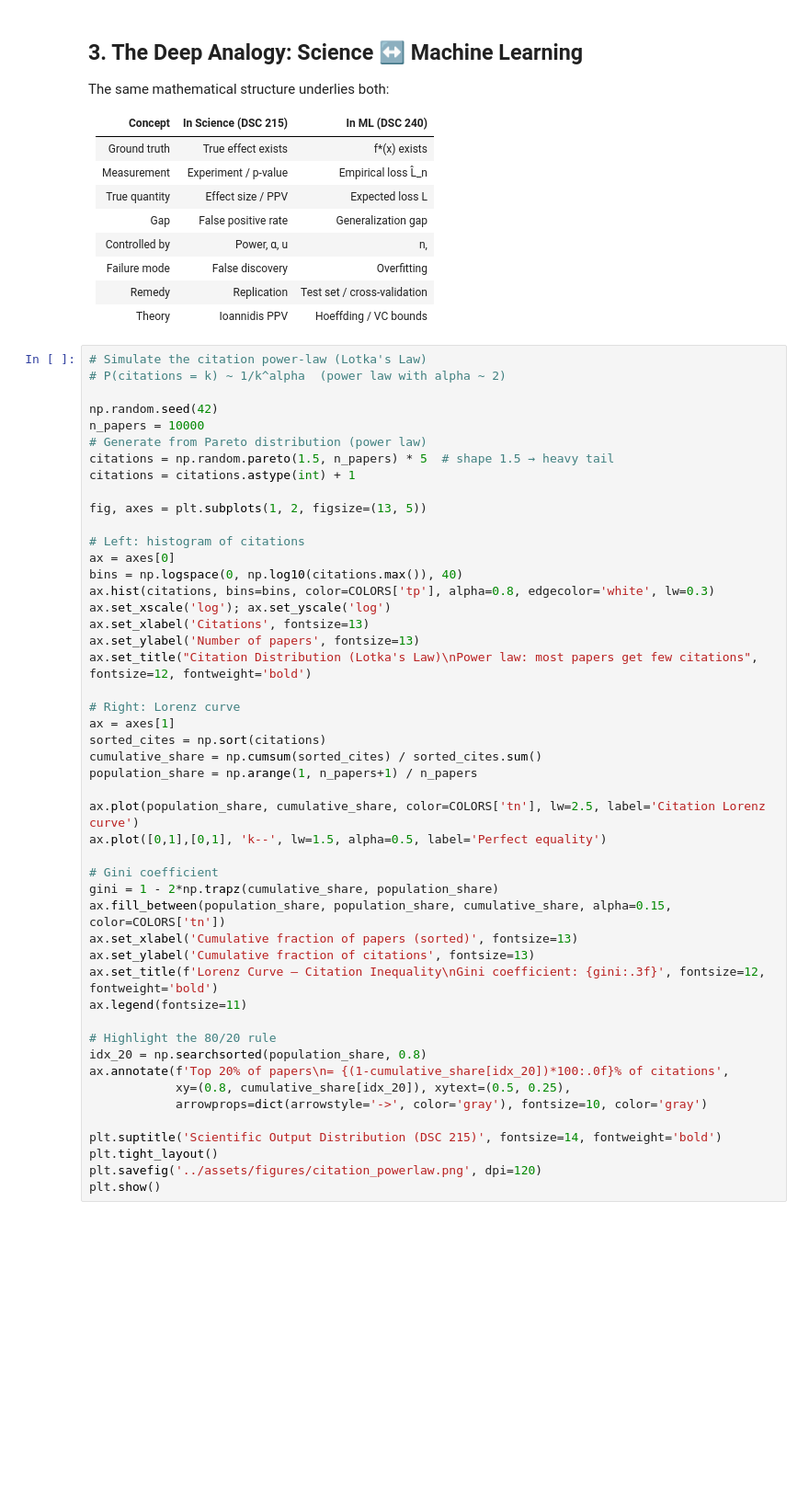
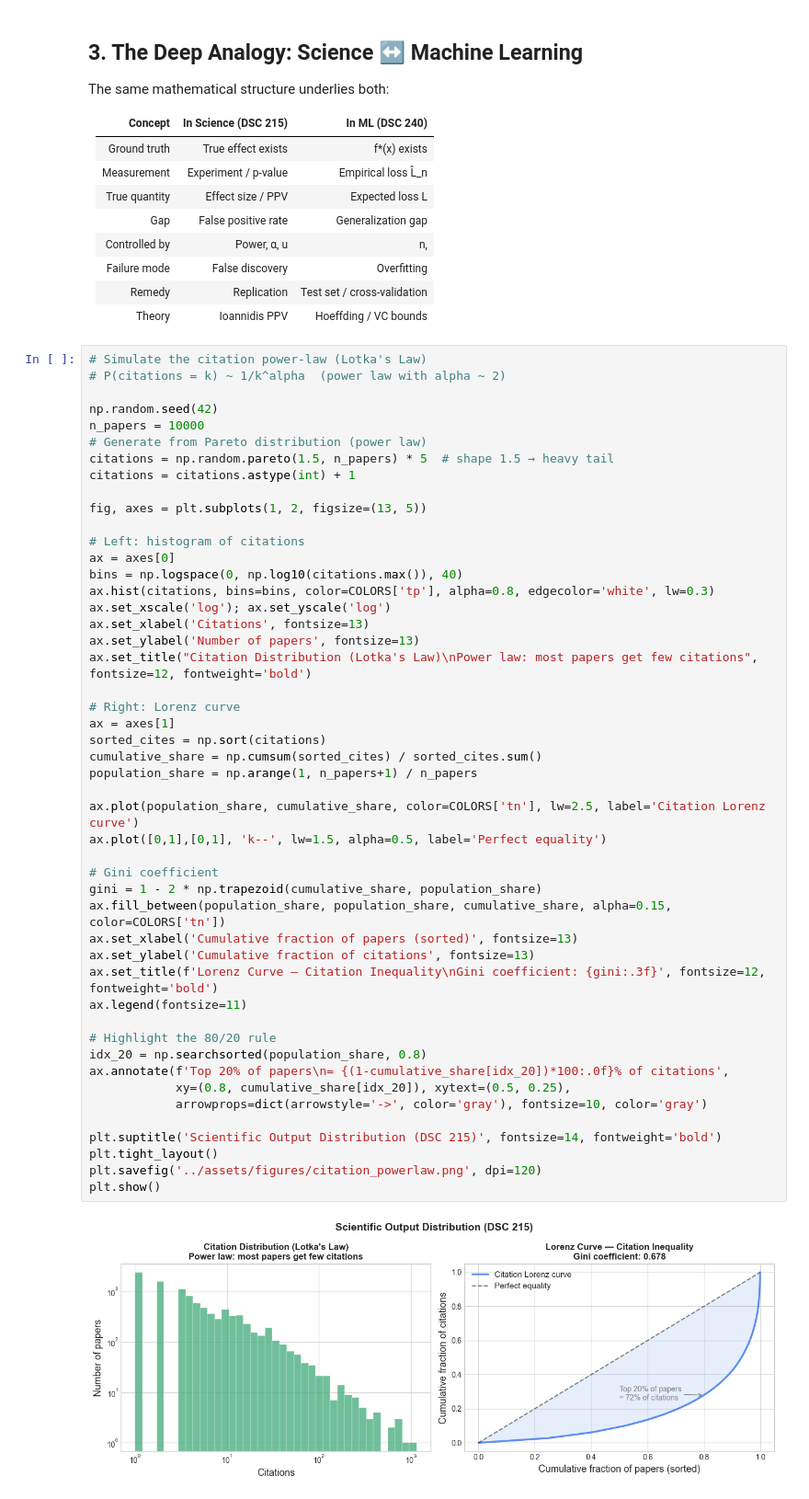
Before and after one commit to aldair-ai/ml-concepts, a Jupyter notebook: notebooks/06_peer_review_ppv.ipynb, the cells around one changed output. Shown at 92% size. Saved outputs shown, nothing was run; the diff lists cells and outputs as text; blank space fills up the shorter version.

```diff
--- a/notebooks/06_peer_review_ppv.ipynb
+++ b/notebooks/06_peer_review_ppv.ipynb
@@ -148,34 +152,36 @@ ax.set_xscale('log'); ax.set_yscale('log')
 ax.set_xlabel('Citations', fontsize=13)
 ax.set_ylabel('Number of papers', fontsize=13)
 ax.set_title("Citation Distribution (Lotka's Law)\nPower law: most papers get few citations", fontsize=12, fontweight='bold')
 
 # Right: Lorenz curve
 ax = axes[1]
 sorted_cites = np.sort(citations)
 cumulative_share = np.cumsum(sorted_cites) / sorted_cites.sum()
 population_share = np.arange(1, n_papers+1) / n_papers
 
 ax.plot(population_share, cumulative_share, color=COLORS['tn'], lw=2.5, label='Citation Lorenz curve')
 ax.plot([0,1],[0,1], 'k--', lw=1.5, alpha=0.5, label='Perfect equality')
 
 # Gini coefficient
-gini = 1 - 2*np.trapz(cumulative_share, population_share)
+gini = 1 - 2 * np.trapezoid(cumulative_share, population_share)
 ax.fill_between(population_share, population_share, cumulative_share, alpha=0.15, color=COLORS['tn'])
 ax.set_xlabel('Cumulative fraction of papers (sorted)', fontsize=13)
 ax.set_ylabel('Cumulative fraction of citations', fontsize=13)
 ax.set_title(f'Lorenz Curve — Citation Inequality\nGini coefficient: {gini:.3f}', fontsize=12, fontweight='bold')
 ax.legend(fontsize=11)
 
 # Highlight the 80/20 rule
 idx_20 = np.searchsorted(population_share, 0.8)
 ax.annotate(f'Top 20% of papers\n= {(1-cumulative_share[idx_20])*100:.0f}% of citations',
             xy=(0.8, cumulative_share[idx_20]), xytext=(0.5, 0.25),
             arrowprops=dict(arrowstyle='->', color='gray'), fontsize=10, color='gray')
 
 plt.suptitle('Scientific Output Distribution (DSC 215)', fontsize=14, fontweight='bold')
 plt.tight_layout()
 plt.savefig('../assets/figures/citation_powerlaw.png', dpi=120)
 plt.show()
+# %% [output]
+[figure, added]
 # %% [markdown]
 ## Key Takeaways
 
```
Also changed, not shown: parts of 2 cells of this notebook, 7 other files.
